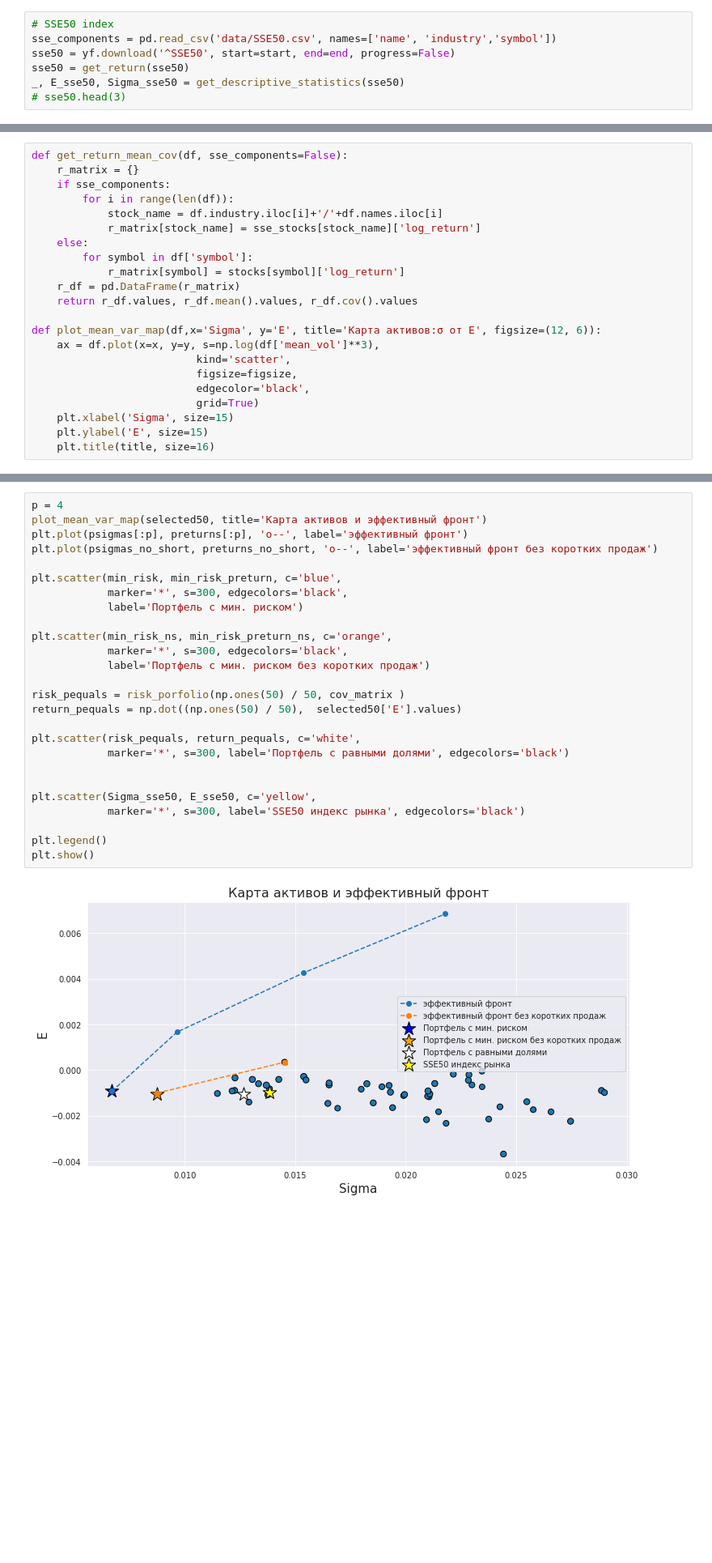
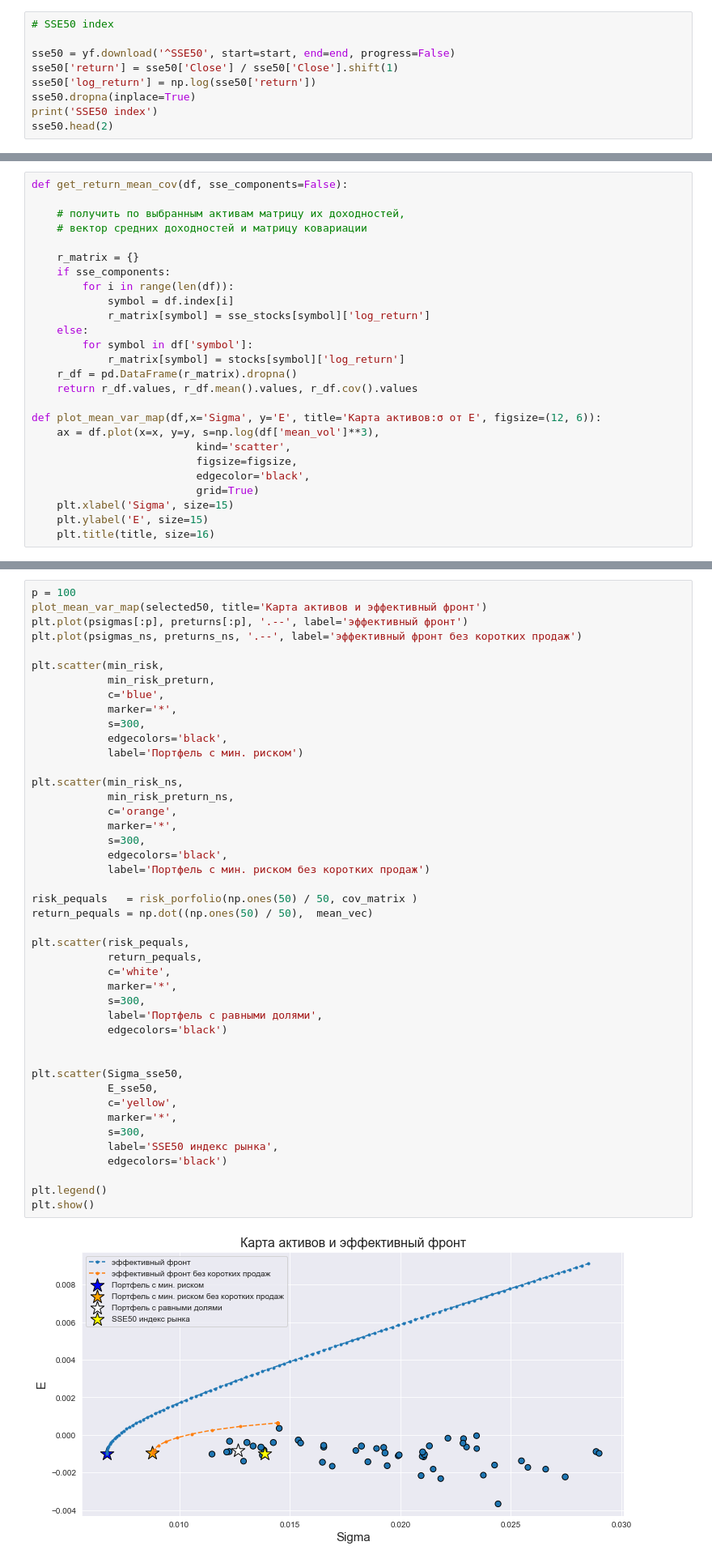
Before and after one commit to CodeSopranos/lab-2-financial-operations, a Jupyter notebook: report.ipynb, the cells around one changed output, grey strips where cells are left out. Shown at 81% size. Saved outputs shown, nothing was run; the diff lists cells and outputs as text; blank space fills up the shorter version.

Commit message:
fix data preprocessing, fixes punkt 1-2

```diff
--- a/report.ipynb
+++ b/report.ipynb
@@ -81,7 +84,9 @@ print('Осталось активов после обработки', len(stock
 # %%
 # SSE50 index
-sse_components = pd.read_csv('data/SSE50.csv', names=['name', 'industry','symbol'])
+
 sse50 = yf.download('^SSE50', start=start, end=end, progress=False)
-sse50 = get_return(sse50)
-_, E_sse50, Sigma_sse50 = get_descriptive_statistics(sse50)
-# sse50.head(3)
+sse50['return'] = sse50['Close'] / sse50['Close'].shift(1)
+sse50['log_return'] = np.log(sse50['return'])
+sse50.dropna(inplace=True)
+print('SSE50 index')
+sse50.head(2)
@@ -106,14 +129,18 @@ for index, row in tqdm_notebook(sse_components.iterrows(), total=len(sse_compone
 # %%
 def get_return_mean_cov(df, sse_components=False):
+
+    # получить по выбранным активам матрицу их доходностей,
+    # вектор средних доходностей и матрицу ковариации
+
     r_matrix = {}
     if sse_components:
         for i in range(len(df)):
-            stock_name = df.industry.iloc[i]+'/'+df.names.iloc[i]
-            r_matrix[stock_name] = sse_stocks[stock_name]['log_return']
+            symbol = df.index[i]
+            r_matrix[symbol] = sse_stocks[symbol]['log_return']
     else:
         for symbol in df['symbol']:
             r_matrix[symbol] = stocks[symbol]['log_return']
-    r_df = pd.DataFrame(r_matrix)
+    r_df = pd.DataFrame(r_matrix).dropna()
     return r_df.values, r_df.mean().values, r_df.cov().values
 
 def plot_mean_var_map(df,x='Sigma', y='E', title='Карта активов:σ от E', figsize=(12, 6)):
@@ -260,31 +305,49 @@ plt.show()
 # %%
-p = 4
+p = 100
 plot_mean_var_map(selected50, title='Карта активов и эффективный фронт')
-plt.plot(psigmas[:p], preturns[:p], 'o--', label='эффективный фронт')
-plt.plot(psigmas_no_short, preturns_no_short, 'o--', label='эффективный фронт без коротких продаж')
+plt.plot(psigmas[:p], preturns[:p], '.--', label='эффективный фронт')
+plt.plot(psigmas_ns, preturns_ns, '.--', label='эффективный фронт без коротких продаж')
 
-plt.scatter(min_risk, min_risk_preturn, c='blue',
-            marker='*', s=300, edgecolors='black',
+plt.scatter(min_risk,
+            min_risk_preturn,
+            c='blue',
+            marker='*',
+            s=300,
+            edgecolors='black',
             label='Портфель с мин. риском')
 
-plt.scatter(min_risk_ns, min_risk_preturn_ns, c='orange',
-            marker='*', s=300, edgecolors='black',
+plt.scatter(min_risk_ns,
+            min_risk_preturn_ns,
+            c='orange',
+            marker='*',
+            s=300,
+            edgecolors='black',
             label='Портфель с мин. риском без коротких продаж')
 
-risk_pequals = risk_porfolio(np.ones(50) / 50, cov_matrix )
-return_pequals = np.dot((np.ones(50) / 50),  selected50['E'].values)
+risk_pequals   = risk_porfolio(np.ones(50) / 50, cov_matrix )
+return_pequals = np.dot((np.ones(50) / 50),  mean_vec)
 
-plt.scatter(risk_pequals, return_pequals, c='white',
-            marker='*', s=300, label='Портфель с равными долями', edgecolors='black')
+plt.scatter(risk_pequals,
+            return_pequals,
+            c='white',
+            marker='*',
+            s=300,
+            label='Портфель с равными долями',
+            edgecolors='black')
 
 
-plt.scatter(Sigma_sse50, E_sse50, c='yellow',
-            marker='*', s=300, label='SSE50 индекс рынка', edgecolors='black')
+plt.scatter(Sigma_sse50,
+            E_sse50,
+            c='yellow',
+            marker='*',
+            s=300,
+            label='SSE50 индекс рынка',
+            edgecolors='black')
 
 plt.legend()
 plt.show()
 # %% [output]
-[figure, old version]
+[figure, new version]
 # %% [markdown]
 **Комментарий:** <br>Как и ожидалось эффективный фронт с запрещенными продажами оказался ниже эффективного фронта без ограничений, а портфель с минимальным риском более рисковый практически при равной доходности.
 # %% [markdown]
```
Also changed, not shown: parts of 44 cells of this notebook.
